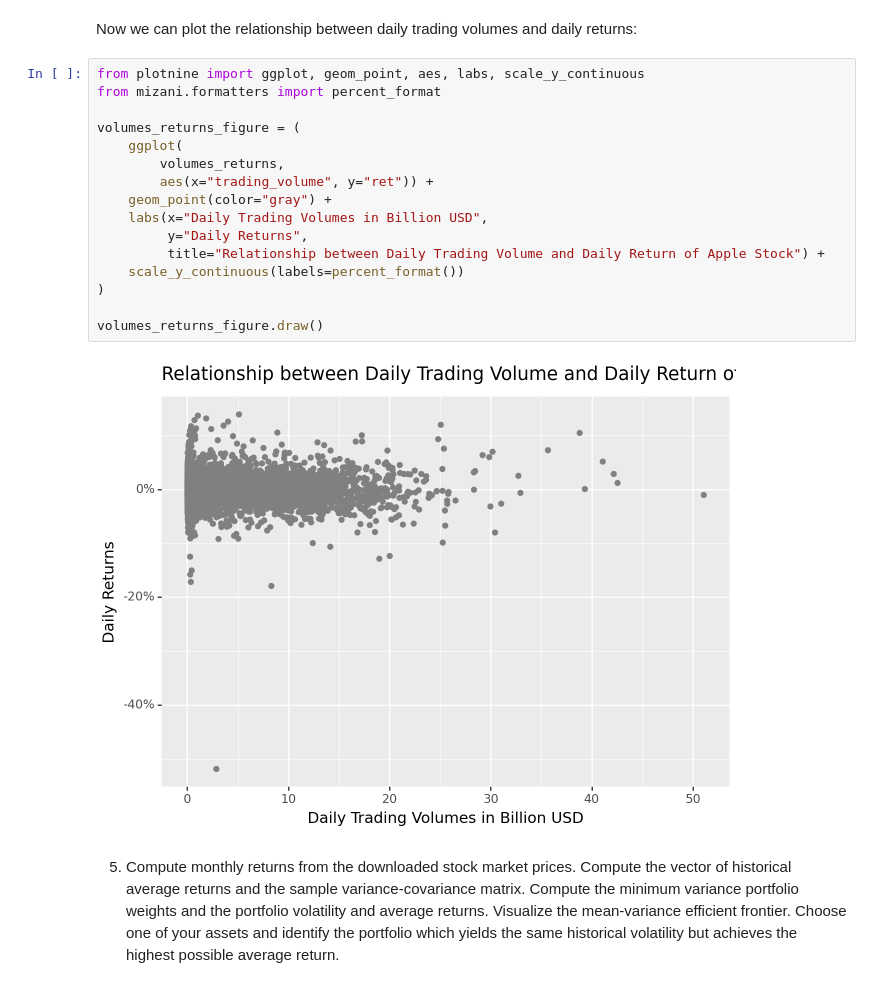
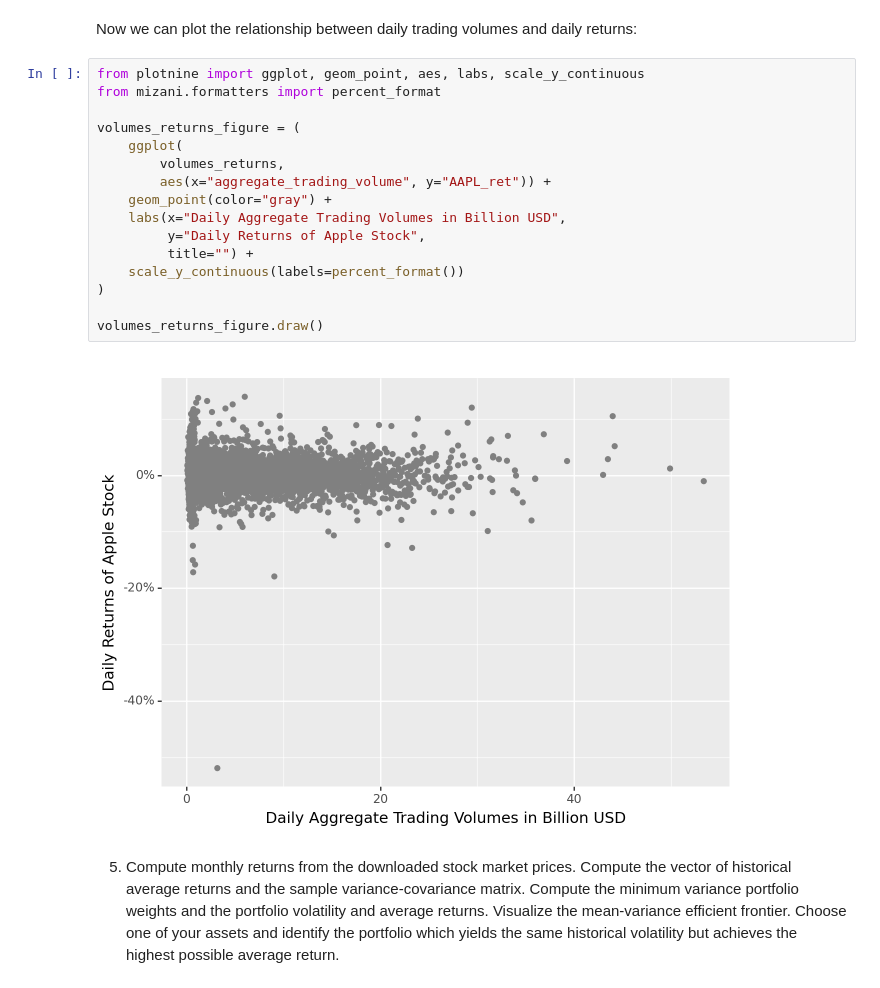
Before and after one commit to SteveXFLiu/tidyFinance, a Jupyter notebook: ch02.ipynb, the cells around one changed output. Drawn from its saved outputs; the diff is of its cells as text.

```diff
--- a/ch02.ipynb
+++ b/ch02.ipynb
@@ -1008,20 +1018,20 @@ Now we can plot the relationship between daily trading volumes and daily returns
 # %%
 from plotnine import ggplot, geom_point, aes, labs, scale_y_continuous
 from mizani.formatters import percent_format
 
 volumes_returns_figure = (
     ggplot(
         volumes_returns,
-        aes(x="trading_volume", y="ret")) +
+        aes(x="aggregate_trading_volume", y="AAPL_ret")) +
     geom_point(color="gray") +
-    labs(x="Daily Trading Volumes in Billion USD",
-         y="Daily Returns",
-         title="Relationship between Daily Trading Volume and Daily Return of Apple Stock") +
+    labs(x="Daily Aggregate Trading Volumes in Billion USD",
+         y="Daily Returns of Apple Stock",
+         title="") +
     scale_y_continuous(labels=percent_format())
 )
 
 volumes_returns_figure.draw()
 # %% [output]
-[figure, old version]
+[figure, new version]
 # %% [markdown]
 5. Compute monthly returns from the downloaded stock market prices. Compute the vector of historical average returns and the sample variance-covariance matrix. Compute the minimum variance portfolio weights and the portfolio volatility and average returns. Visualize the mean-variance efficient frontier. Choose one of your assets and identify the portfolio which yields the same historical volatility but achieves the highest possible average return.
```
Also changed, not shown: parts of 17 cells of this notebook.
